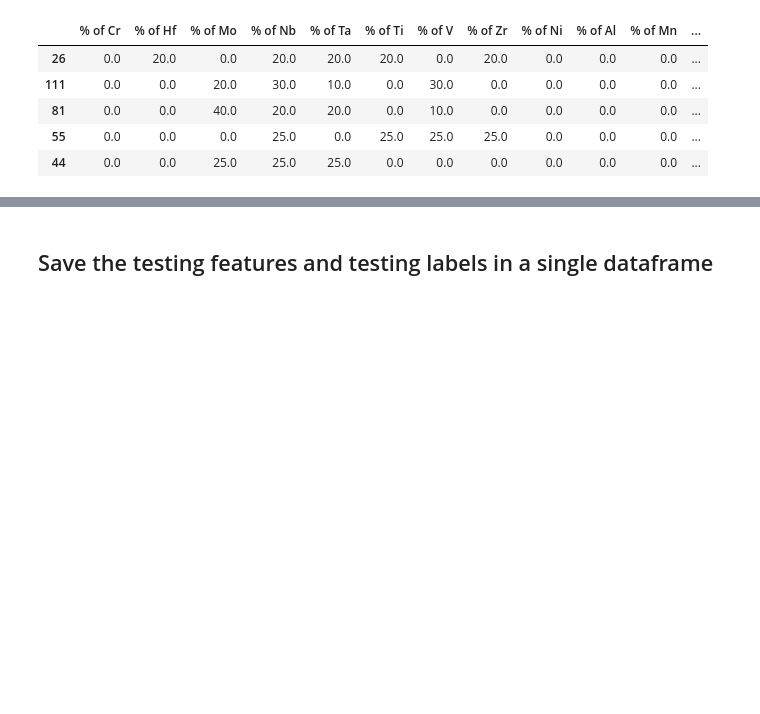
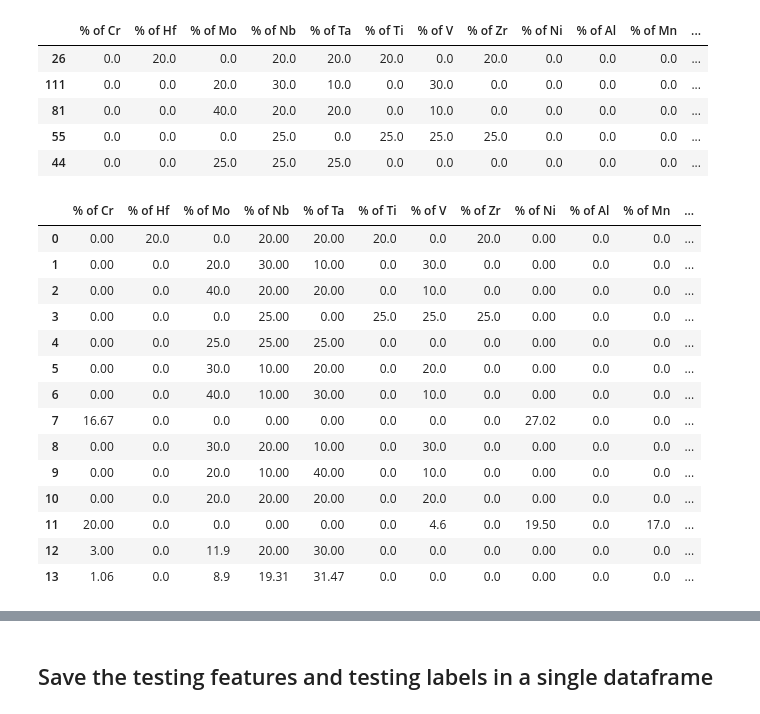
Before and after one commit to being-aerys/Regression_to_Predict_Alloy_Hardness, a Jupyter notebook: Source_Codes/Feature_Engineering_for_Alloys.ipynb, the cells around one changed output, grey strips where cells are left out. Cells and saved outputs as stored; diff of their text form; code cells hidden in the pictures; blank space fills up the shorter version.

```diff
--- a/Source_Codes/Feature_Engineering_for_Alloys.ipynb
+++ b/Source_Codes/Feature_Engineering_for_Alloys.ipynb
@@ -441,0 +548,2 @@ raw_testing_features.head()
+# %%
+raw_testing_features = raw_testing_features.append(new_test_sample_features, ignore_index = True)
@@ -441,0 +552,18 @@ raw_testing_features.head()
+# %%
+raw_testing_features
+# %% [output]
+|  | % of Cr | % of Hf | % of Mo | % of Nb | % of Ta | % of Ti | % of V | % of Zr | % of Ni | % of Al | % of Mn | ... |
+| 0 | 0.00 | 20.0 | 0.0 | 20.00 | 20.00 | 20.0 | 0.0 | 20.0 | 0.00 | 0.0 | 0.0 | ... |
+| 1 | 0.00 | 0.0 | 20.0 | 30.00 | 10.00 | 0.0 | 30.0 | 0.0 | 0.00 | 0.0 | 0.0 | ... |
+| 2 | 0.00 | 0.0 | 40.0 | 20.00 | 20.00 | 0.0 | 10.0 | 0.0 | 0.00 | 0.0 | 0.0 | ... |
+| 3 | 0.00 | 0.0 | 0.0 | 25.00 | 0.00 | 25.0 | 25.0 | 25.0 | 0.00 | 0.0 | 0.0 | ... |
+| 4 | 0.00 | 0.0 | 25.0 | 25.00 | 25.00 | 0.0 | 0.0 | 0.0 | 0.00 | 0.0 | 0.0 | ... |
+| 5 | 0.00 | 0.0 | 30.0 | 10.00 | 20.00 | 0.0 | 20.0 | 0.0 | 0.00 | 0.0 | 0.0 | ... |
+| 6 | 0.00 | 0.0 | 40.0 | 10.00 | 30.00 | 0.0 | 10.0 | 0.0 | 0.00 | 0.0 | 0.0 | ... |
+| 7 | 16.67 | 0.0 | 0.0 | 0.00 | 0.00 | 0.0 | 0.0 | 0.0 | 27.02 | 0.0 | 0.0 | ... |
+| 8 | 0.00 | 0.0 | 30.0 | 20.00 | 10.00 | 0.0 | 30.0 | 0.0 | 0.00 | 0.0 | 0.0 | ... |
+| 9 | 0.00 | 0.0 | 20.0 | 10.00 | 40.00 | 0.0 | 10.0 | 0.0 | 0.00 | 0.0 | 0.0 | ... |
+| 10 | 0.00 | 0.0 | 20.0 | 20.00 | 20.00 | 0.0 | 20.0 | 0.0 | 0.00 | 0.0 | 0.0 | ... |
+| 11 | 20.00 | 0.0 | 0.0 | 0.00 | 0.00 | 0.0 | 4.6 | 0.0 | 19.50 | 0.0 | 17.0 | ... |
+| 12 | 3.00 | 0.0 | 11.9 | 20.00 | 30.00 | 0.0 | 0.0 | 0.0 | 0.00 | 0.0 | 0.0 | ... |
+| 13 | 1.06 | 0.0 | 8.9 | 19.31 | 31.47 | 0.0 | 0.0 | 0.0 | 0.00 | 0.0 | 0.0 | ... |
```
Also changed, not shown: parts of 18 cells of this notebook, 1 other file.
